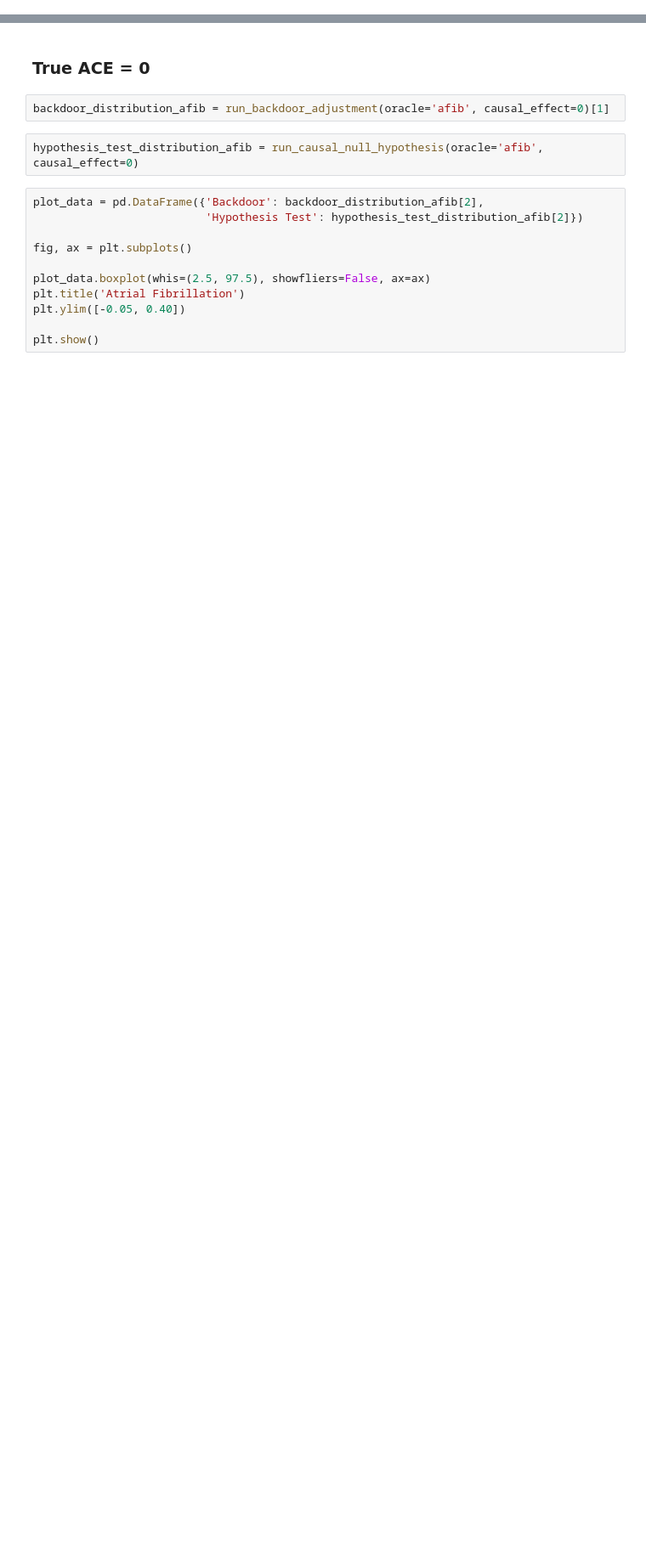
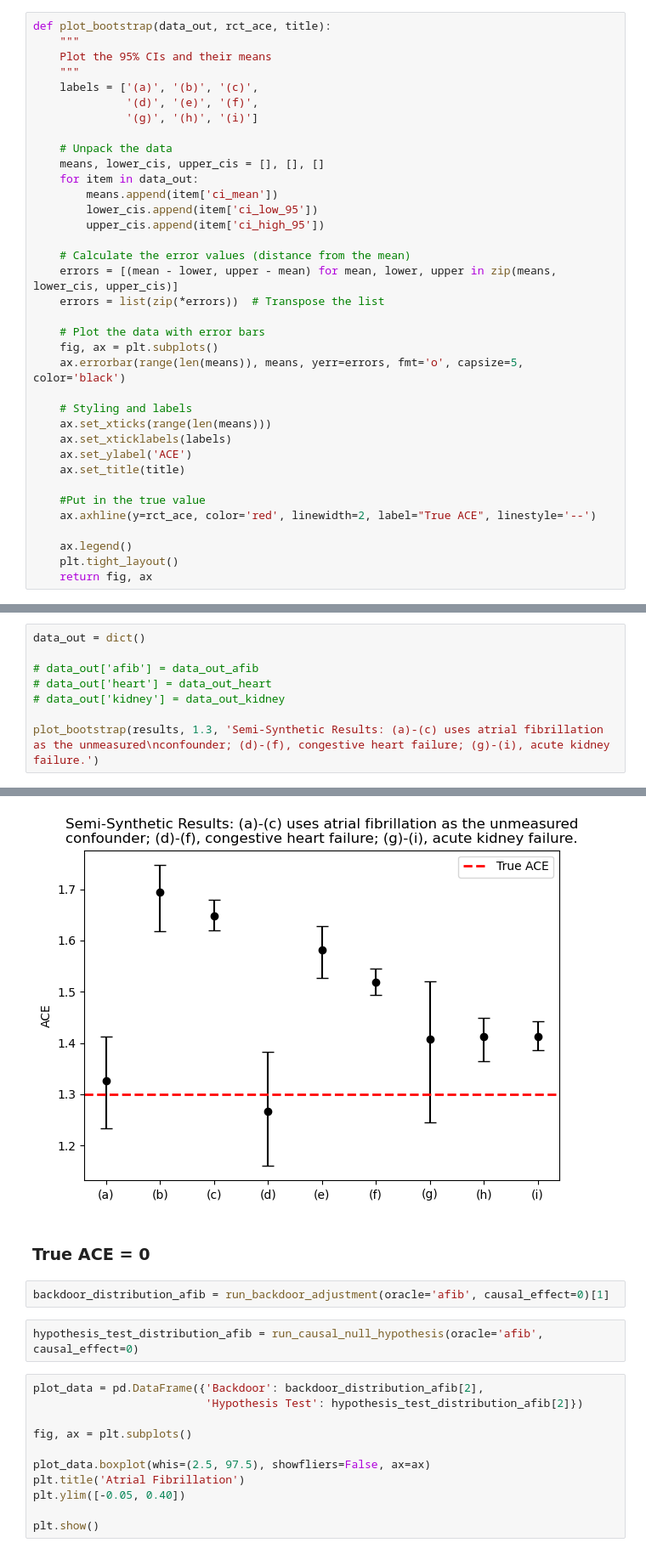
Before and after one commit to jacobmchen/proximal_w_nlp, a Jupyter notebook: create_plots.ipynb, the cells around one changed output, grey strips where cells are left out. Shown at 85% size. Saved outputs shown, nothing was run; the diff lists cells and outputs as text; blank space fills up the shorter version.

Commit message:
refactor plot creation

```diff
--- a/create_plots.ipynb
+++ b/create_plots.ipynb
@@ -4,0 +89,36 @@ import matplotlib.pyplot as plt
+# %%
+def plot_bootstrap(data_out, rct_ace, title):
+    """
+    Plot the 95% CIs and their means
+    """
+    labels = ['(a)', '(b)', '(c)',
+              '(d)', '(e)', '(f)',
+              '(g)', '(h)', '(i)']
+
+    # Unpack the data
+    means, lower_cis, upper_cis = [], [], []
+    for item in data_out:
+        means.append(item['ci_mean'])
+        lower_cis.append(item['ci_low_95'])
+        upper_cis.append(item['ci_high_95'])
+
+    # Calculate the error values (distance from the mean)
+    errors = [(mean - lower, upper - mean) for mean, lower, upper in zip(means, lower_cis, upper_cis)]
+    errors = list(zip(*errors))  # Transpose the list
+
+    # Plot the data with error bars
+    fig, ax = plt.subplots()
+    ax.errorbar(range(len(means)), means, yerr=errors, fmt='o', capsize=5, color='black')
+
+    # Styling and labels
+    ax.set_xticks(range(len(means)))
+    ax.set_xticklabels(labels)
+    ax.set_ylabel('ACE')
+    ax.set_title(title)
+
+    #Put in the true value
+    ax.axhline(y=rct_ace, color='red', linewidth=2, label="True ACE", linestyle='--')
+
+    ax.legend()
+    plt.tight_layout()
+    return fig, ax
@@ -4,0 +127,9 @@ import matplotlib.pyplot as plt
+# %%
+data_out = dict()
+
+# data_out['afib'] = data_out_afib
+# data_out['heart'] = data_out_heart
+# data_out['kidney'] = data_out_kidney
+
+plot_bootstrap(results, 1.3, 'Semi-Synthetic Results: (a)-(c) uses atrial fibrillation as the unmeasured\nconfounder; (d)-(f), congestive heart failure; (g)-(i), acute kidney failure.')
+# %% [output]
@@ -5,3 +138,4 @@ import matplotlib.pyplot as plt
+[figure, added]
 # %% [markdown]
 ### True ACE = 0
 # %%
```
Also changed, not shown: parts of 10 cells of this notebook, 5 other files.
